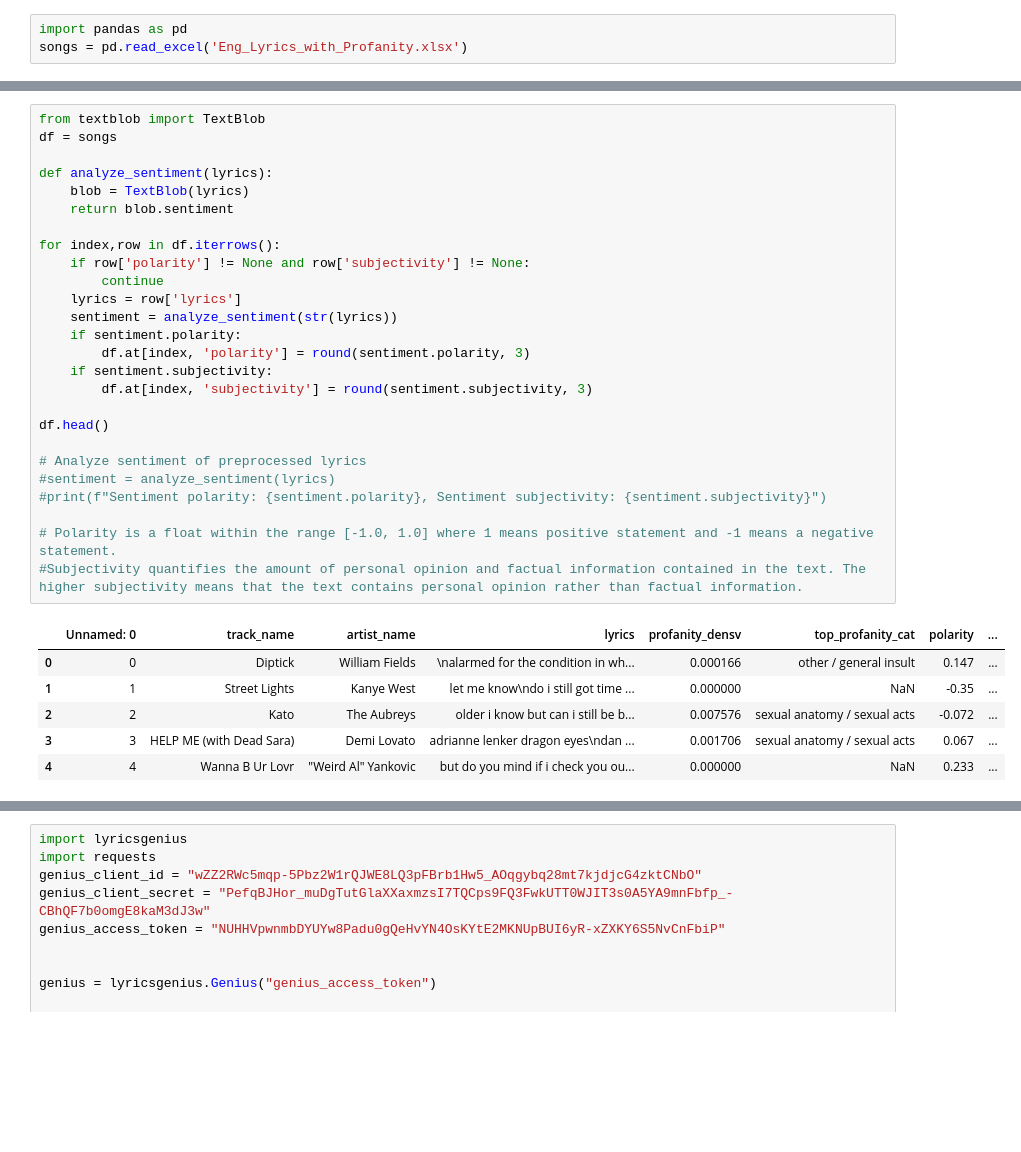
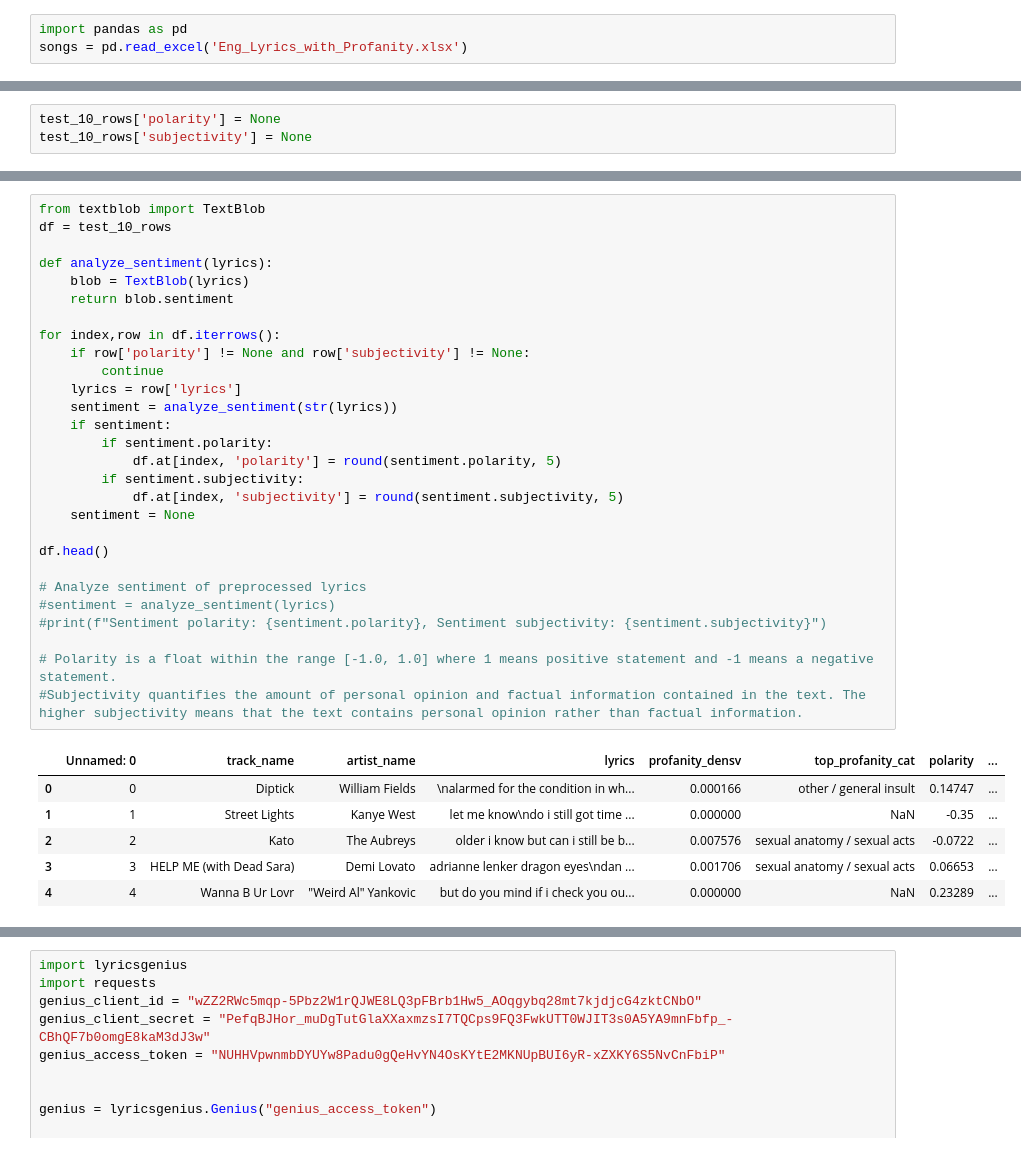
Before and after one commit to LauWyeRock/RecommendationSystem, a Jupyter notebook: KnowledgeGraph/Lyrics/Polarity.ipynb, the cells around one changed output, grey strips where cells are left out. Drawn from its saved outputs; the diff is of its cells as text; blank space fills up the shorter version.

```diff
--- a/KnowledgeGraph/Lyrics/Polarity.ipynb
+++ b/KnowledgeGraph/Lyrics/Polarity.ipynb
@@ -48,0 +47,3 @@ songs
+# %%
+test_10_rows['polarity'] = None
+test_10_rows['subjectivity'] = None
@@ -49,33 +61,35 @@ songs
 # %%
 from textblob import TextBlob
-df = songs
+df = test_10_rows
 
 def analyze_sentiment(lyrics):
     blob = TextBlob(lyrics)
     return blob.sentiment
 
 for index,row in df.iterrows():
     if row['polarity'] != None and row['subjectivity'] != None:
         continue
     lyrics = row['lyrics']
     sentiment = analyze_sentiment(str(lyrics))
-    if sentiment.polarity:
-        df.at[index, 'polarity'] = round(sentiment.polarity, 3)
-    if sentiment.subjectivity:
-        df.at[index, 'subjectivity'] = round(sentiment.subjectivity, 3)
+    if sentiment:
+        if sentiment.polarity:
+            df.at[index, 'polarity'] = round(sentiment.polarity, 5)
+        if sentiment.subjectivity:
+            df.at[index, 'subjectivity'] = round(sentiment.subjectivity, 5)
+    sentiment = None
 
 df.head()
 
 # Analyze sentiment of preprocessed lyrics
 #sentiment = analyze_sentiment(lyrics)
 #print(f"Sentiment polarity: {sentiment.polarity}, Sentiment subjectivity: {sentiment.subjectivity}")
 
 # Polarity is a float within the range [-1.0, 1.0] where 1 means positive statement and -1 means a negative statement.
 #Subjectivity quantifies the amount of personal opinion and factual information contained in the text. The higher subjectivity means that the text contains personal opinion rather than factual information.
 # %% [output]
 |  | Unnamed: 0 | track_name | artist_name | lyrics | profanity_densv | top_profanity_cat | polarity | ... |
-| 0 | 0 | Diptick | William Fields | \nalarmed for the condition in wh... | 0.000166 | other / general insult | 0.147 | ... |
+| 0 | 0 | Diptick | William Fields | \nalarmed for the condition in wh... | 0.000166 | other / general insult | 0.14747 | ... |
 | 1 | 1 | Street Lights | Kanye West | let me know\ndo i still got time ... | 0.000000 | NaN | -0.35 | ... |
-| 2 | 2 | Kato | The Aubreys | older i know but can i still be b... | 0.007576 | sexual anatomy / sexual acts | -0.072 | ... |
-| 3 | 3 | HELP ME (with Dead Sara) | Demi Lovato | adrianne lenker dragon eyes\ndan ... | 0.001706 | sexual anatomy / sexual acts | 0.067 | ... |
-| 4 | 4 | Wanna B Ur Lovr | "Weird Al" Yankovic | but do you mind if i check you ou... | 0.000000 | NaN | 0.233 | ... |
+| 2 | 2 | Kato | The Aubreys | older i know but can i still be b... | 0.007576 | sexual anatomy / sexual acts | -0.0722 | ... |
+| 3 | 3 | HELP ME (with Dead Sara) | Demi Lovato | adrianne lenker dragon eyes\ndan ... | 0.001706 | sexual anatomy / sexual acts | 0.06653 | ... |
+| 4 | 4 | Wanna B Ur Lovr | "Weird Al" Yankovic | but do you mind if i check you ou... | 0.000000 | NaN | 0.23289 | ... |
```
Also changed, not shown: parts of 5 cells of this notebook, 4 other files.
